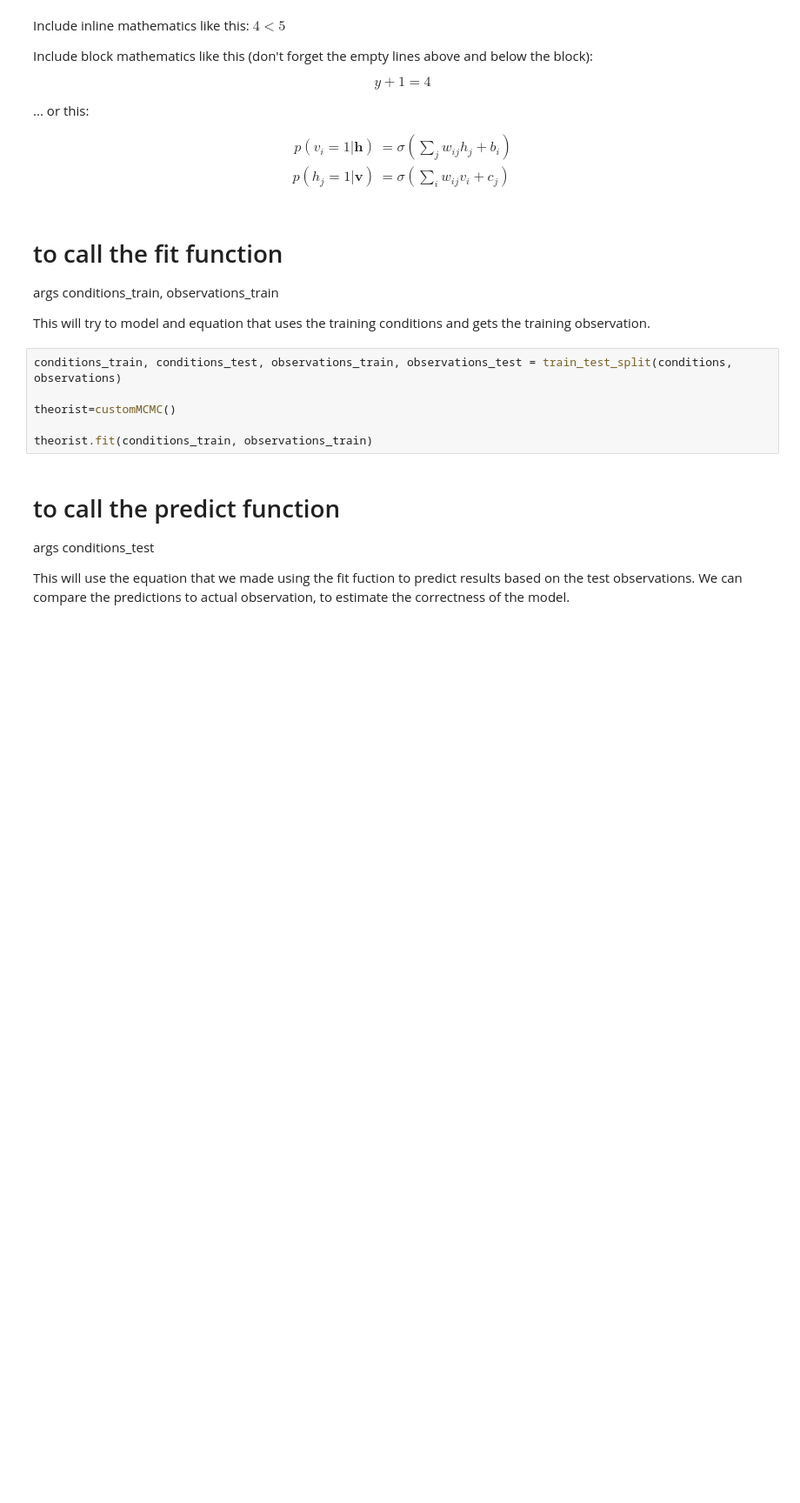
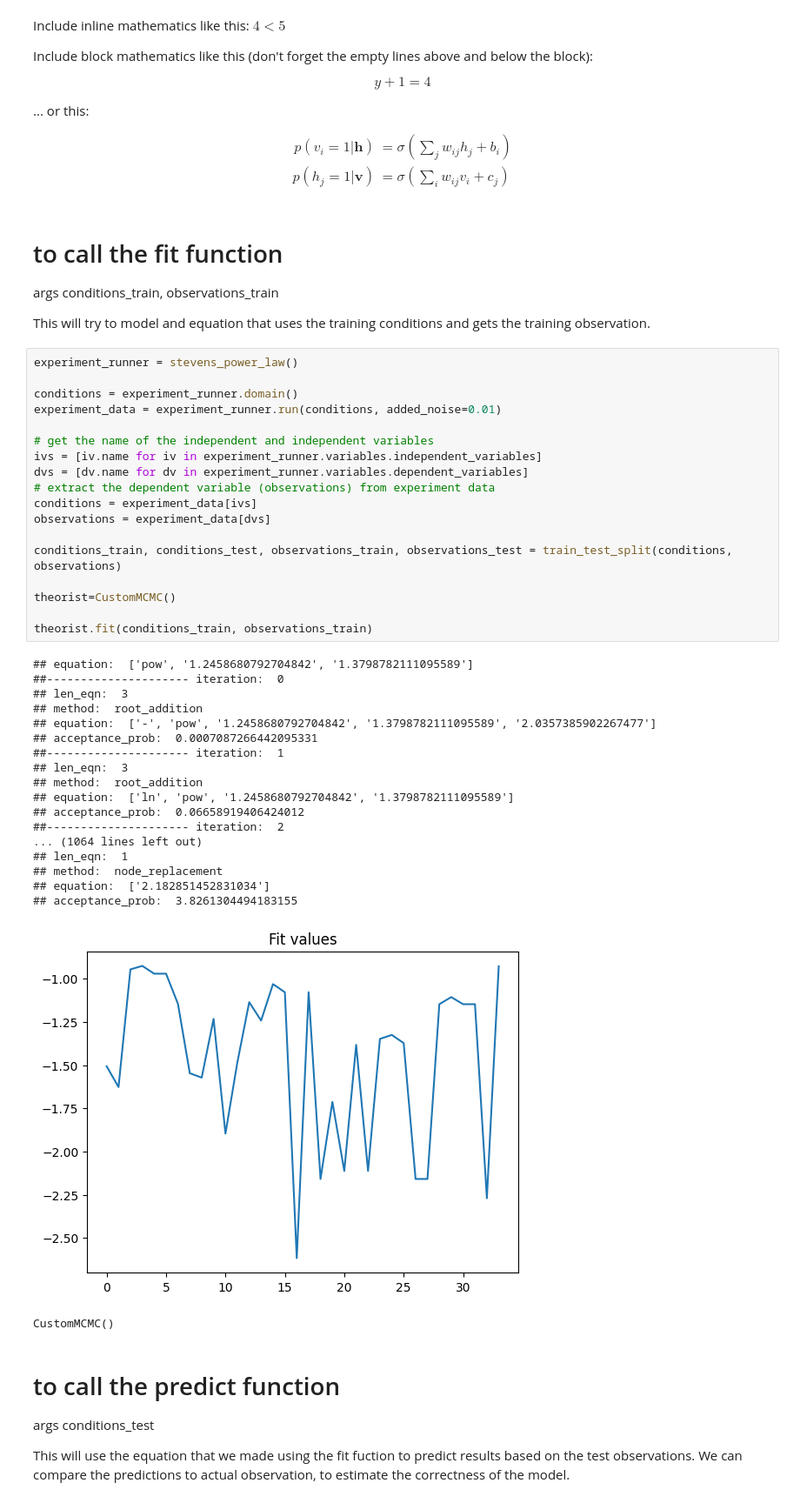
Before and after one commit to MoAljam/autora-theorist-g-1, a Jupyter notebook: docs/Basic Usage.ipynb, the cells around one changed output. Shown: that part at 87% size. Cells and saved outputs as stored; diff of their text form; blank space fills up the shorter version.

```diff
--- a/docs/Basic Usage.ipynb
+++ b/docs/Basic Usage.ipynb
@@ -38,12 +42,44 @@ conditions_train, observations_train
 
 
 This will try to model and equation that uses the training conditions and gets the training observation.
-# %%
-conditions_train, conditions_test, observations_train, observations_test = train_test_split(conditions, observations)
-
-theorist=customMCMC()
-
-theorist.fit(conditions_train, observations_train)
+# %%
+experiment_runner = stevens_power_law()
+
+conditions = experiment_runner.domain()
+experiment_data = experiment_runner.run(conditions, added_noise=0.01)
+
+# get the name of the independent and independent variables
+ivs = [iv.name for iv in experiment_runner.variables.independent_variables]
+dvs = [dv.name for dv in experiment_runner.variables.dependent_variables]
+# extract the dependent variable (observations) from experiment data
+conditions = experiment_data[ivs]
+observations = experiment_data[dvs]
+
+conditions_train, conditions_test, observations_train, observations_test = train_test_split(conditions, observations)
+
+theorist=CustomMCMC()
+
+theorist.fit(conditions_train, observations_train)
+# %% [output]
+## equation:  ['pow', '1.2458680792704842', '1.3798782111095589']
+##--------------------- iteration:  0
+## len_eqn:  3
+## method:  root_addition
+## equation:  ['-', 'pow', '1.2458680792704842', '1.3798782111095589', '2.0357385902267477']
+## acceptance_prob:  0.0007087266442095331
+##--------------------- iteration:  1
+## len_eqn:  3
+## method:  root_addition
+## equation:  ['ln', 'pow', '1.2458680792704842', '1.3798782111095589']
+## acceptance_prob:  0.06658919406424012
+##--------------------- iteration:  2
+... (1064 lines left out)
+## len_eqn:  1
+## method:  node_replacement
+## equation:  ['2.182851452831034']
+## acceptance_prob:  3.8261304494183155
+[figure, added]
+CustomMCMC()
 # %% [markdown]
 # to call the predict function
 args
```
Also changed, not shown: parts of 8 cells of this notebook.
